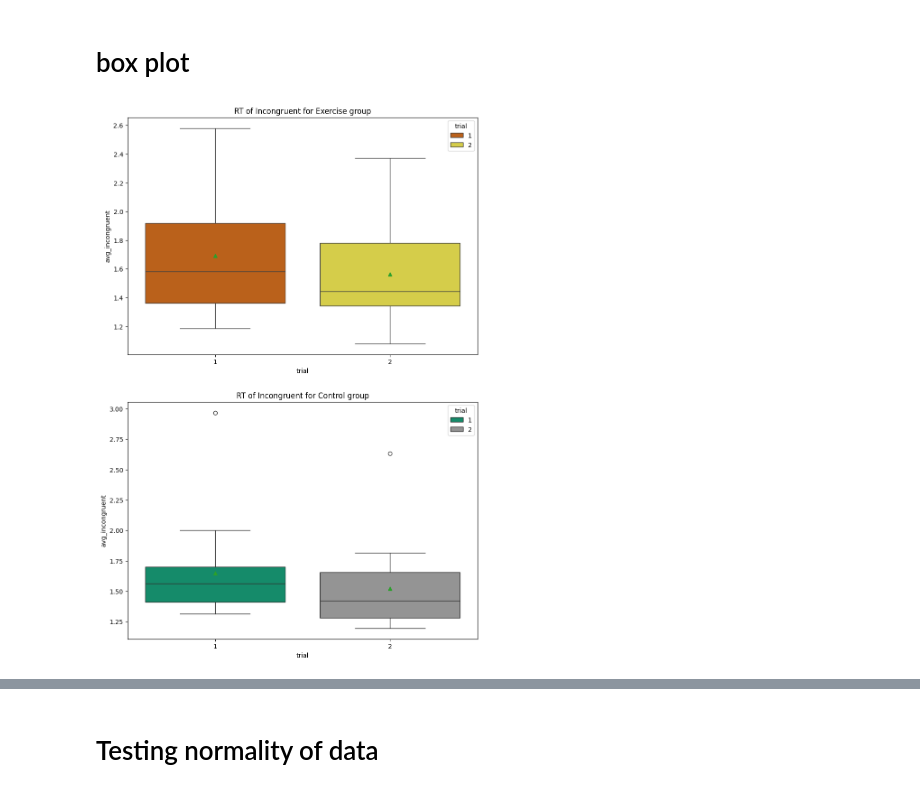
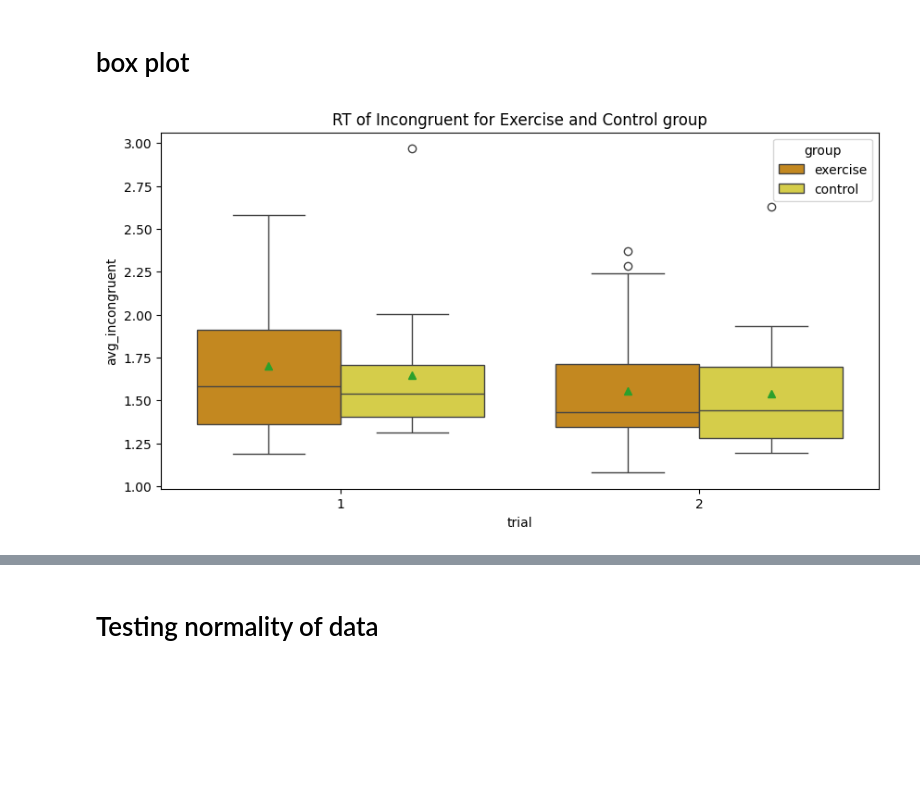
Before and after one commit to GermanButtiero/reaction_time, a Jupyter notebook: analysis.ipynb, the cells around one changed output, grey strips where cells are left out. Drawn from its saved outputs; the diff is of its cells as text; code cells hidden in the pictures; blank space fills up the shorter version.

```diff
--- a/analysis.ipynb
+++ b/analysis.ipynb
@@ -91,18 +93,15 @@ Text(0.5, 1.0, 'Reaction time Incongruent by group and trial')
 # %% [markdown]
 # box plot
-# %%
-colorblind_palette = sns.color_palette("colorblind")
-fig, ax = plt.subplots(2, 1, figsize=(10, 15))
-sns.boxplot(x="trial", y="avg_incongruent", data=execise, ax=ax[0], hue='trial', palette=[colorblind_palette[3], colorblind_palette[8]], legend=True, showmeans=True)
-ax[0].set_title("RT of Incongruent for Exercise group")
-# sns.boxplot(x="trial", y="avg_congruent", data=execise, ax=ax[0, 1],hue='trial',palette=[colorblind_palette[3], colorblind_palette[8]], legend=False)
-# ax[0, 1].set_title("RT of Congruent for Exercise group")
-
-sns.boxplot(x="trial", y="avg_incongruent", data=control, ax=ax[1], hue='trial', palette=[colorblind_palette[2], colorblind_palette[7]], legend=True, showmeans=True)
-ax[1].set_title("RT of Incongruent for Control group")
-# sns.boxplot(x="trial", y="avg_congruent", data=control, ax=ax[1, 1],hue='trial',palette=[colorblind_palette[2], colorblind_palette[7]], legend=False)
-# ax[1, 1].set_title("RT of Congruent for Control group")
-
-plt.show()
-# %% [output]
-[figure, removed]
+# %%
+colorblind_palette = sns.color_palette("colorblind")
+fig, ax = plt.subplots(figsize=(10, 5))
+
+# Concatenate the exercise and control DataFrames
+combined_data = pd.concat([execise, control])
+
+sns.boxplot(x="trial", y="avg_incongruent", data=combined_data, ax=ax, hue='group', palette=[colorblind_palette[1], colorblind_palette[8]], showmeans=True)
+ax.set_title("RT of Incongruent for Exercise and Control group")
+
+plt.show()
+# %% [output]
+[figure, added]
```
Also changed, not shown: parts of 9 cells of this notebook, 1 other file.
